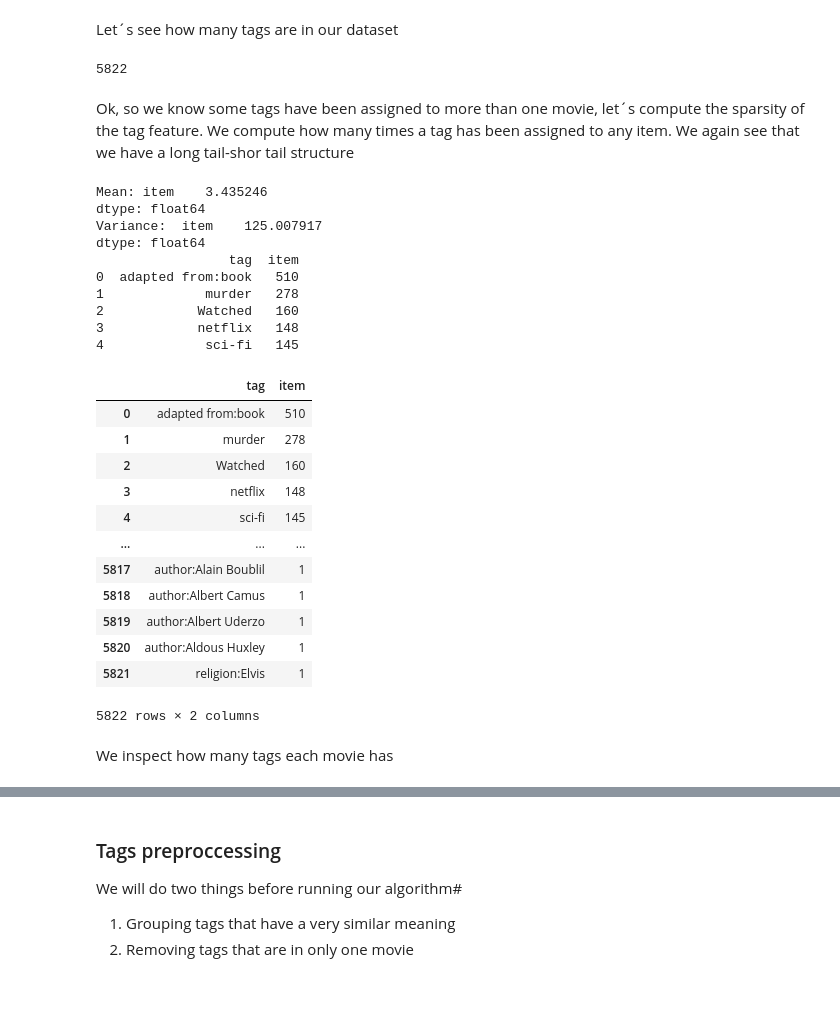
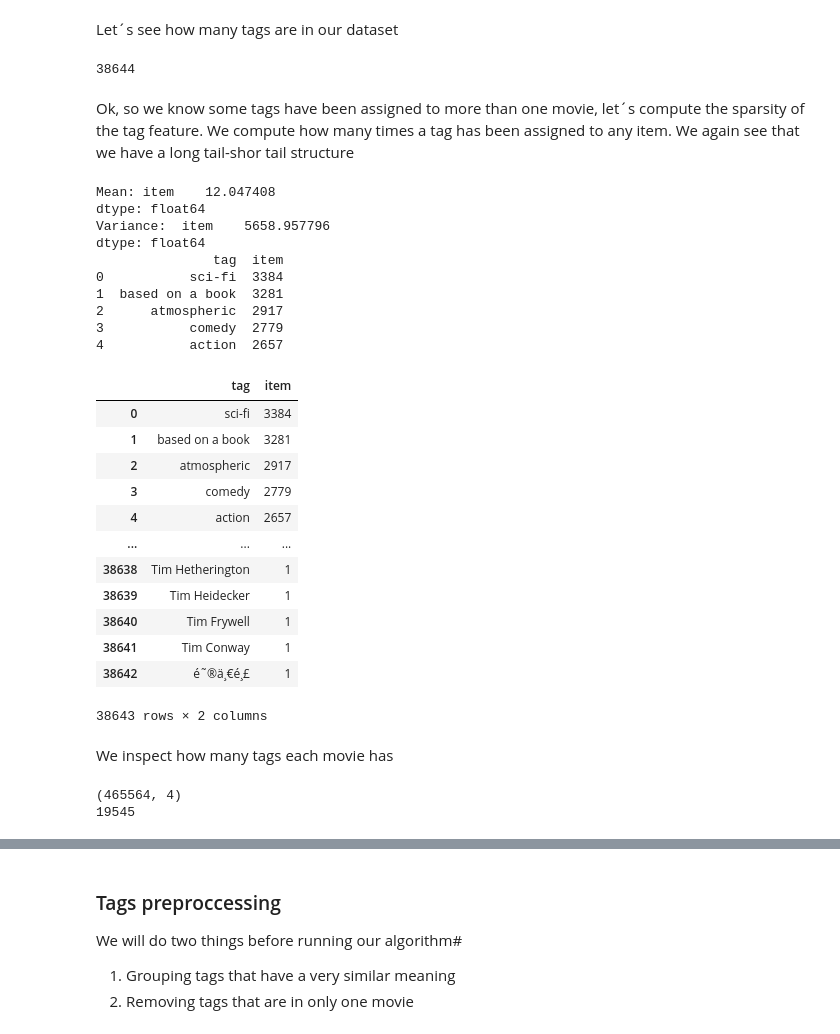
Before and after one commit to csotogd/Recommender-System-santa-claus, a Jupyter notebook: RS project.ipynb, the cells around one changed output, grey strips where cells are left out. Drawn from its saved outputs; the diff is of its cells as text; code cells hidden in the pictures; blank space fills up the shorter version.

```diff
--- a/RS project.ipynb
+++ b/RS project.ipynb
@@ -269,7 +281,11 @@ Besides the plots, we have tags for each movie out there.
 We need to inspect whether we have enough data to make a recommendation algorithm using it.
 We need to explore how sparse this data is, how many tags there are for each movie.
 # %%
-tags_df = pd.read_csv(data_path+"/tags.csv", nrows=20000)
+tags_df = pd.read_csv(data_path+"/tags.csv")
+
+print(tags_df[-5:])
 tags_df.rename(columns={'userId': 'user',
                    'movieId': 'item'},
           inplace=True, errors='raise')
+
+print(tags_df[-5:])
@@ -287,45 +329,51 @@ Let´s see how many tags are in our dataset
 # %%
 print(len(tags_df['tag'].unique()))
 # %% [output]
-5822
+38644
 # %% [markdown]
 Ok, so we know some tags have been assigned to more than one movie, let´s compute the sparsity of the tag feature.
 We compute how many times a tag has been assigned to any item.
 We again see that we have a long tail-shor tail structure
 # %%
-tags_df['item']= tags_df.index
+
 count_items_per_tag_df = tags_df[['tag','item']].groupby(['tag']).count()
 print('Mean:', count_items_per_tag_df.mean())
 print('Variance: ', count_items_per_tag_df.var())
 count_items_per_tag_df = count_items_per_tag_df.sort_values(by="item", ascending=False).reset_index()
 print(count_items_per_tag_df.head())
 #print(list(count_tags_df.index))
 display(count_items_per_tag_df)
-#sns.displot(data=count_items_per_tag_df, x=list(count_items_per_tag_df.index), y='item')
+#sns.displot(data=count_items_per_tag_df, x=list(count_items_per_tag_df['tag']), y='item')
 # %% [output]
-Mean: item    3.435246
+Mean: item    12.047408
 dtype: float64
-Variance:  item    125.007917
+Variance:  item    5658.957796
 dtype: float64
-                 tag  item
-0  adapted from:book   510
-1             murder   278
-2            Watched   160
-3            netflix   148
-4             sci-fi   145
+               tag  item
+0           sci-fi  3384
+1  based on a book  3281
+2      atmospheric  2917
+3           comedy  2779
+4           action  2657
 |  | tag | item |
-| 0 | adapted from:book | 510 |
-| 1 | murder | 278 |
-| 2 | Watched | 160 |
-| 3 | netflix | 148 |
-| 4 | sci-fi | 145 |
+| 0 | sci-fi | 3384 |
+| 1 | based on a book | 3281 |
+| 2 | atmospheric | 2917 |
+| 3 | comedy | 2779 |
+| 4 | action | 2657 |
 | ... | ... | ... |
-| 5817 | author:Alain Boublil | 1 |
-| 5818 | author:Albert Camus | 1 |
-| 5819 | author:Albert Uderzo | 1 |
-| 5820 | author:Aldous Huxley | 1 |
-| 5821 | religion:Elvis | 1 |
+| 38638 | Tim Hetherington | 1 |
+| 38639 | Tim Heidecker | 1 |
+| 38640 | Tim Frywell | 1 |
+| 38641 | Tim Conway | 1 |
+| 38642 | é˜®ä¸€é¸£ | 1 |
-5822 rows × 2 columns
+38643 rows × 2 columns
 # %% [markdown]
 We inspect how many tags each movie has
+# %%
+print(tags_df.shape)
+print(len(list(tags_df['item'].unique())))
+# %% [output]
+(465564, 4)
+19545
 # %%
```
Also changed, not shown: parts of 47 cells of this notebook.
